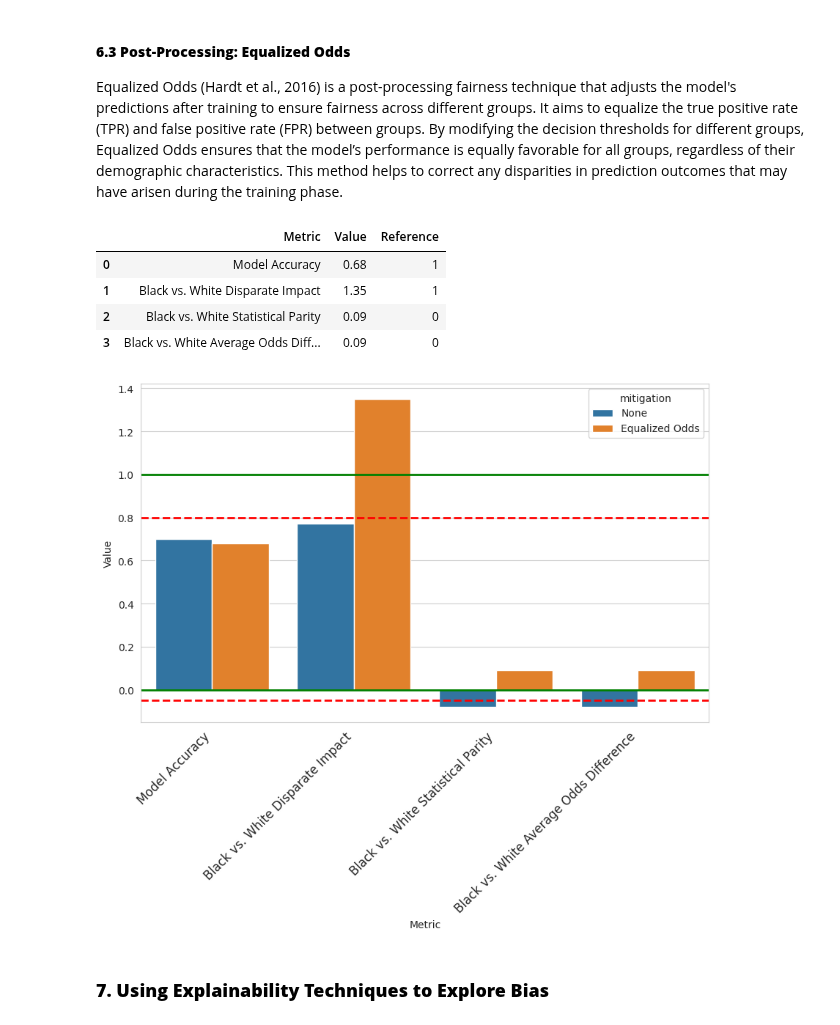
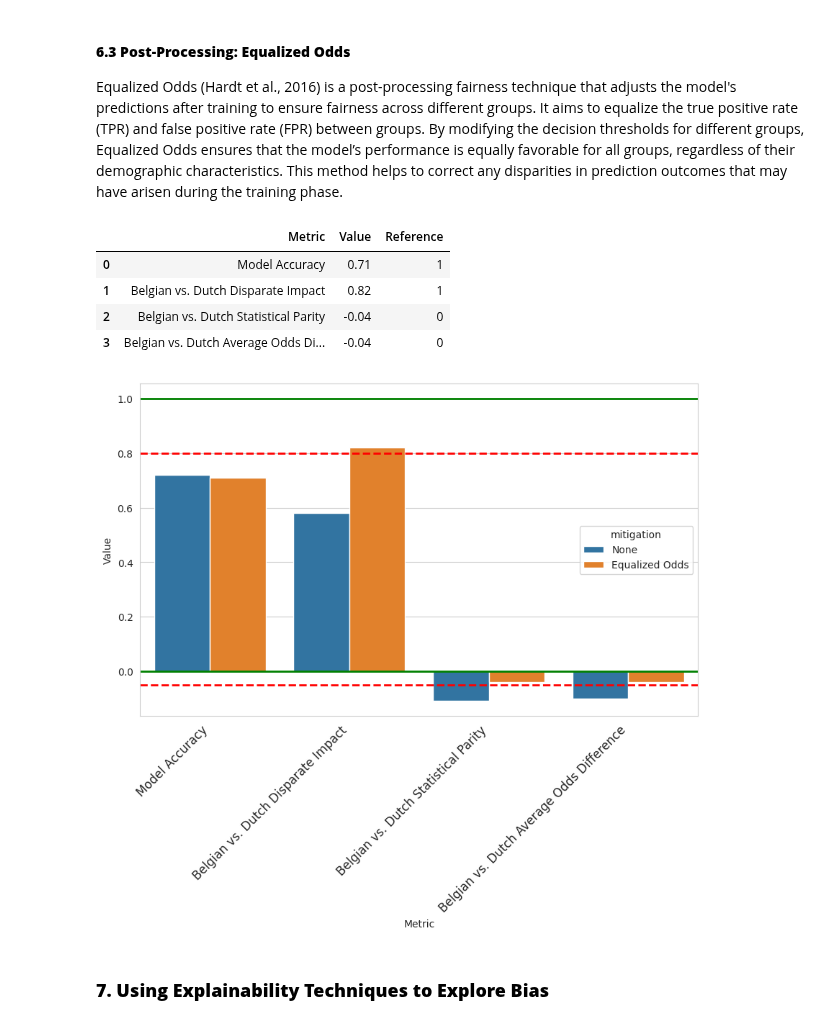
Before and after one commit to AlbanaCelepija/enhanced_mlops, a Jupyter notebook: framework/library/use_cases/tabular/src/local_platform/experiments/1.bias_mitigation.ipynb, the cells around one changed output. Cells and saved outputs as stored; diff of their text form; code cells hidden in the pictures.

```diff
--- a/framework/library/use_cases/tabular/src/local_platform/experiments/1.bias_mitigation.ipynb
+++ b/framework/library/use_cases/tabular/src/local_platform/experiments/1.bias_mitigation.ipynb
@@ -94,21 +94,21 @@ def get_metrics(group_a, group_b, y_pred, y_true):
     ]  # Calculate accuracy
     metrics += [
         [
-            "Black vs. White Disparate Impact",
+            "Belgian vs. Dutch Disparate Impact",
             round(disparate_impact(group_a, group_b, y_pred), 2),
             1,
         ]
     ]  # Calculate disparate impact
     metrics += [
         [
-            "Black vs. White Statistical Parity",
+            "Belgian vs. Dutch Statistical Parity",
             round(statistical_parity(group_a, group_b, y_pred), 2),
             0,
         ]
     ]  # Calculate statistical parity
     metrics += [
         [
-            "Black vs. White Average Odds Difference",
+            "Belgian vs. Dutch Average Odds Difference",
             round(average_odds_diff(group_a, group_b, y_pred, y_true), 2),
             0,
         ]
@@ -175,7 +175,7 @@ def plot_confusion_matrices(groups, data_test, category, y_test, y_pred_test):
         ax = axes[i + 1]  # Get axis for group
         subset = data_test[data_test[category] == group]  # Filter data for group
         cm = plot_cm(
-            subset["Label"], subset["Pred"], ax=ax
+            subset["decision"], subset["Pred"], ax=ax
         )  # Plot confusion matrix for group
         cm_dict[group] = cm  # Store confusion matrix for group
         ax.set_title(group, fontsize=14, fontweight="bold")
@@ -598,6 +593,6 @@ Hispanic vs. White = -0.02
 # %%
 # Include only Black and White candidates for the analysis
-data = data[data["Ethnicity"].isin(["Black", "White"])].copy()
+data = data[data["gender"].isin(["female", "male"])].copy()
 
 # Split data into training & testing sets
 data_train, data_test = train_test_split(data, test_size=0.3, random_state=4)
@@ -620,8 +615,8 @@ data_test = data_test.copy()
 data_test["Pred"] = y_pred_test
 
 # Evaluate performance and bias metrics
-group_a_test = dem_test["Ethnicity"] == "Black"
-group_b_test = dem_test["Ethnicity"] == "White"
+group_a_test = dem_test["gender"] == "female"
+group_b_test = dem_test["gender"] == "male"
 metrics_orig = get_metrics(group_a_test, group_b_test, y_pred_test, y_test)
 
 display(metrics_orig)
@@ -790,10 +785,10 @@ data_pp_train, data_pp_test = train_test_split(
 X_pp_train, y_pp_train, dem_pp_train = split_data_from_df(data_pp_train)
 X_pp_test, y_pp_test, dem_pp_test = split_data_from_df(data_pp_test)
 
-group_a_pp_train = dem_pp_train["Ethnicity"] == "Black"
-group_b_pp_train = dem_pp_train["Ethnicity"] == "White"
-group_a_pp_test = dem_pp_test["Ethnicity"] == "Black"
-group_b_pp_test = dem_pp_test["Ethnicity"] == "White"
+group_a_pp_train = dem_pp_train["gender"] == "female"
+group_b_pp_train = dem_pp_train["gender"] == "male"
+group_a_pp_test = dem_pp_test["gender"] == "female"
+group_b_pp_test = dem_pp_test["gender"] == "male"
 
 # Fit processor on the 'training' data
 eq = EqualizedOdds(solver="highs", seed=42)
@@ -813,38 +808,38 @@ fit_params = {
 
 y_pred_pp_test = model.predict(X_pp_test)  # Predict the labels for the test set
 
 d = eq.transform(
     y_pred_pp_test, **fit_params
 )  # Apply equalized odds processor to the predictions
 
 # Extract the new predictions after applying the fairness processor
 y_pred_pp_new = d["y_pred"]
 
 # Evaluate and Plot Metrics
 metrics_eq = get_metrics(
     group_a_pp_test, group_b_pp_test, y_pred_pp_new, y_pp_test
 )  # Get fairness metrics
 display(metrics_eq)  # Display the fairness metrics
 
 metrics_orig["mitigation"] = "None"
 metrics_eq["mitigation"] = "Equalized Odds"
 metrics = pd.concat([metrics_orig, metrics_eq], axis=0, ignore_index=True)
 
 plt.figure(figsize=(10, 6))
 sns.barplot(data=metrics, x="Metric", y="Value", hue="mitigation")
 plt.axhline(y=0.8, linewidth=2, color="r", linestyle="--")
 plt.axhline(y=-0.05, linewidth=2, color="r", linestyle="--")
 plt.axhline(y=1, linewidth=2, color="g")
 plt.axhline(y=0, linewidth=2, color="g")
 plt.xticks(rotation=45, ha="right", fontsize=12)
 plt.show()
 # %% [output]
 |  | Metric | Value | Reference |
-| 0 | Model Accuracy | 0.68 | 1 |
-| 1 | Black vs. White Disparate Impact | 1.35 | 1 |
-| 2 | Black vs. White Statistical Parity | 0.09 | 0 |
-| 3 | Black vs. White Average Odds Diff... | 0.09 | 0 |
+| 0 | Model Accuracy | 0.71 | 1 |
+| 1 | Belgian vs. Dutch Disparate Impact | 0.82 | 1 |
+| 2 | Belgian vs. Dutch Statistical Parity | -0.04 | 0 |
+| 3 | Belgian vs. Dutch Average Odds Di... | -0.04 | 0 |
-[figure, old version]
+[figure, new version]
 # %% [markdown]
 ### **7. Using Explainability Techniques to Explore Bias**
 # %%
```
Also changed, not shown: parts of 15 cells of this notebook, 7 other files.
